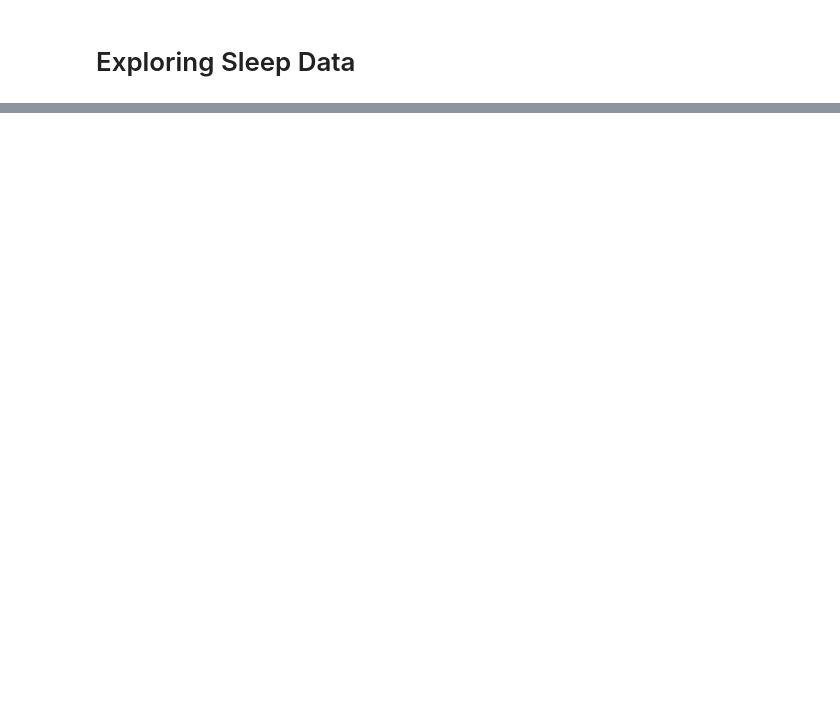
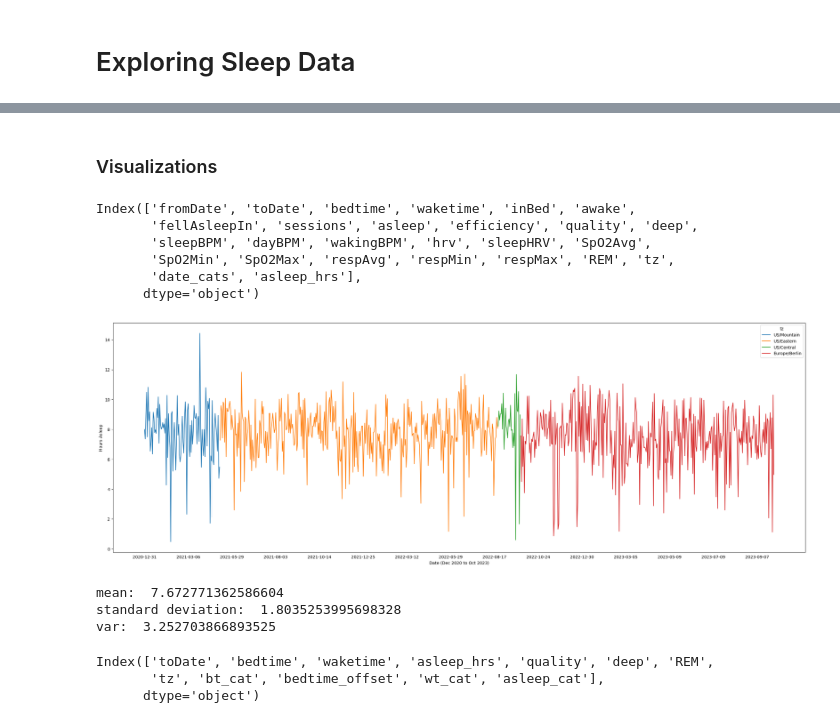
Before and after one commit to emilycardwell/sleep-study, a Jupyter notebook: sleep.ipynb, the cells around one changed output, grey strips where cells are left out. Drawn from its saved outputs; the diff is of its cells as text; code cells hidden in the pictures; blank space fills up the shorter version.

```diff
--- a/sleep.ipynb
+++ b/sleep.ipynb
@@ -205,0 +171,4 @@ bedtime mean:  7:14
+# %%
+# moved new columns and values to main df: simp_times_df
+tz_df['date_cats'] = mult_sesh_df['date_cats']
+tz_df['asleep_hrs'] = mult_sesh_df['asleep_hrs']
@@ -205,0 +204,7 @@ bedtime mean:  7:14
+# %%
+# excluded_dates (outliers) = 2 std devs from mean
+upper_lim = mult_sesh_df['time_diff'].mean() + 2*mult_sesh_df['time_diff'].std()
+lower_lim = mult_sesh_df['time_diff'].mean() - 2*mult_sesh_df['time_diff'].std()
+excluded_dates = mult_sesh_df.loc[(mult_sesh_df['time_diff'] > upper_lim) | \
+    (mult_sesh_df['time_diff'] < lower_lim)]
+print('loss: ', f'{np.round((len(excluded_dates)/len(mult_sesh_df)*100), 2)}%')
@@ -205,0 +213,6 @@ bedtime mean:  7:14
+# %%
+# deleted outliers from dataset: filtered_df
+filtered_df = tz_df.loc[tz_df.index.isin(excluded_dates.index) == False]
+filtered_df.info(verbose=False)
+# print(len(filtered_df))
+# filtered_df.tail(3)
@@ -205,0 +258,41 @@ bedtime mean:  7:14
+# %% [markdown]
+### Visualizations
+# %%
+# viz_df for plotting
+viz_df = filtered_df.copy()
+viz_df.columns
+# %% [output]
+Index(['fromDate', 'toDate', 'bedtime', 'waketime', 'inBed', 'awake',
+       'fellAsleepIn', 'sessions', 'asleep', 'efficiency', 'quality', 'deep',
+       'sleepBPM', 'dayBPM', 'wakingBPM', 'hrv', 'sleepHRV', 'SpO2Avg',
+       'SpO2Min', 'SpO2Max', 'respAvg', 'respMin', 'respMax', 'REM', 'tz',
+       'date_cats', 'asleep_hrs'],
+      dtype='object')
+# %%
+ax = sns.lineplot(data=viz_df, x='toDate', y='asleep_hrs', hue='tz')
+ax.figure.set_size_inches(30, 10)
+ax.set_ylabel('Hours Asleep')
+ax.set_xlabel('Date (Dec 2020 to Oct 2023)')
+
+x_ticks = ax.get_xticks()
+x_labels = ax.get_xticklabels()
+new_labels = []
+new_ticks = []
+for idx, lbl in enumerate(x_labels):
+    if idx % 60 == 0:
+        new_labels.append(lbl)
+        new_ticks.append(x_ticks[idx])
+ax.tick_params(axis='x', bottom=False, top=False)
+ax.set_xticks(new_ticks)
+ax.set_xticklabels(new_labels)
+plt.show(ax)
+# %% [output]
+[figure, added]
+# %%
+print('mean: ', np.mean(viz_df['asleep_hrs'].values))
+print('standard deviation: ', np.std(viz_df['asleep_hrs'].values))
+print('var: ', np.var(viz_df['asleep_hrs'].values))
+# %% [output]
+mean:  7.672771362586604
+standard deviation:  1.8035253995698328
+var:  3.252703866893525
@@ -205,0 +398,11 @@ bedtime mean:  7:14
+# %%
+# created categorical columns for bedtime, waketime, and asleep_hrs; offset bedtime
+btwt_df = viz_df.loc[:, ['toDate', 'bedtime', 'waketime', 'asleep_hrs', 'quality', 'deep', 'REM', 'tz']]
+btwt_df['bedtime'], btwt_df['bt_cat'], btwt_df['bedtime_offset'] = bedtime_conv_and_cat(btwt_df['bedtime'])
+btwt_df['waketime'], btwt_df['wt_cat'] = waketime_convert(btwt_df['waketime'])
+btwt_df['asleep_cat'] = asleep_cats(btwt_df['asleep_hrs'])
+btwt_df.columns
+# %% [output]
+Index(['toDate', 'bedtime', 'waketime', 'asleep_hrs', 'quality', 'deep', 'REM',
+       'tz', 'bt_cat', 'bedtime_offset', 'wt_cat', 'asleep_cat'],
+      dtype='object')
```
Also changed, not shown: parts of 38 cells of this notebook, 1 other file.
